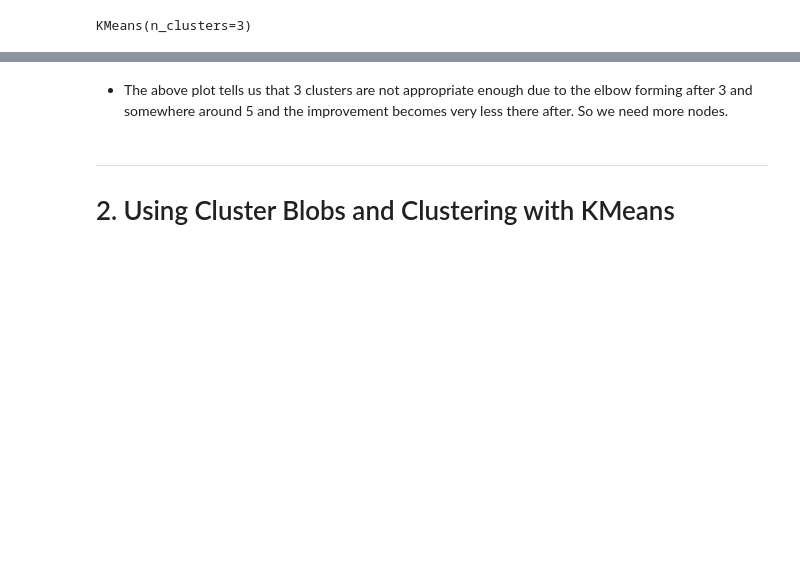
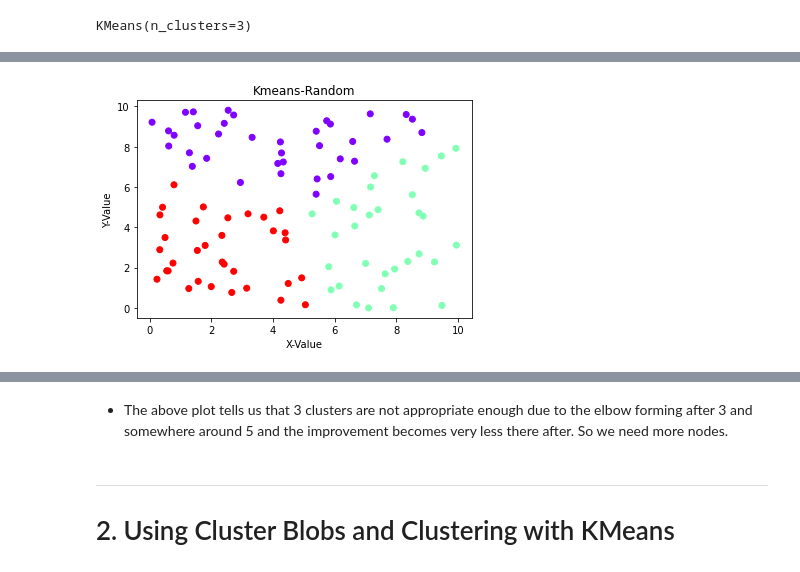
Before and after one commit to HarshitCodex/WSN-Clustering, a Jupyter notebook: wsn_clustering.ipynb, the cells around one changed output, grey strips where cells are left out. Drawn from its saved outputs; the diff is of its cells as text; code cells hidden in the pictures; blank space fills up the shorter version.

Commit message:
Add:Plot images as jpg

```diff
--- a/wsn_clustering.ipynb
+++ b/wsn_clustering.ipynb
@@ -92,3 +92,12 @@ plt.show()
+# %%
+plt.scatter(x1[:,0],x1[:,1],c=y_km,cmap = 'rainbow')
+plt.title("Kmeans-Random")
+plt.xlabel("X-Value")
+plt.ylabel("Y-Value")
+plt.savefig("kmeans_rand.jpg")
+# plt.legend()
+# %% [output]
+[figure, added]
 # %%
 wcss = []
 for i in range(1,20):
```
Also changed, not shown: parts of 11 cells of this notebook, 4 other files.
